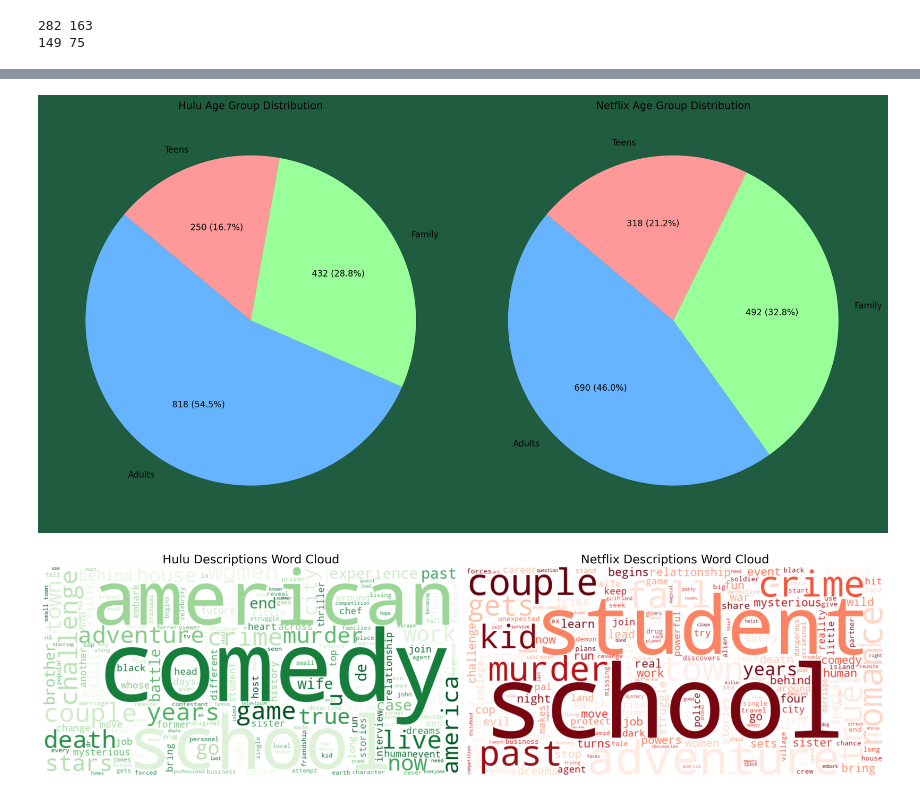
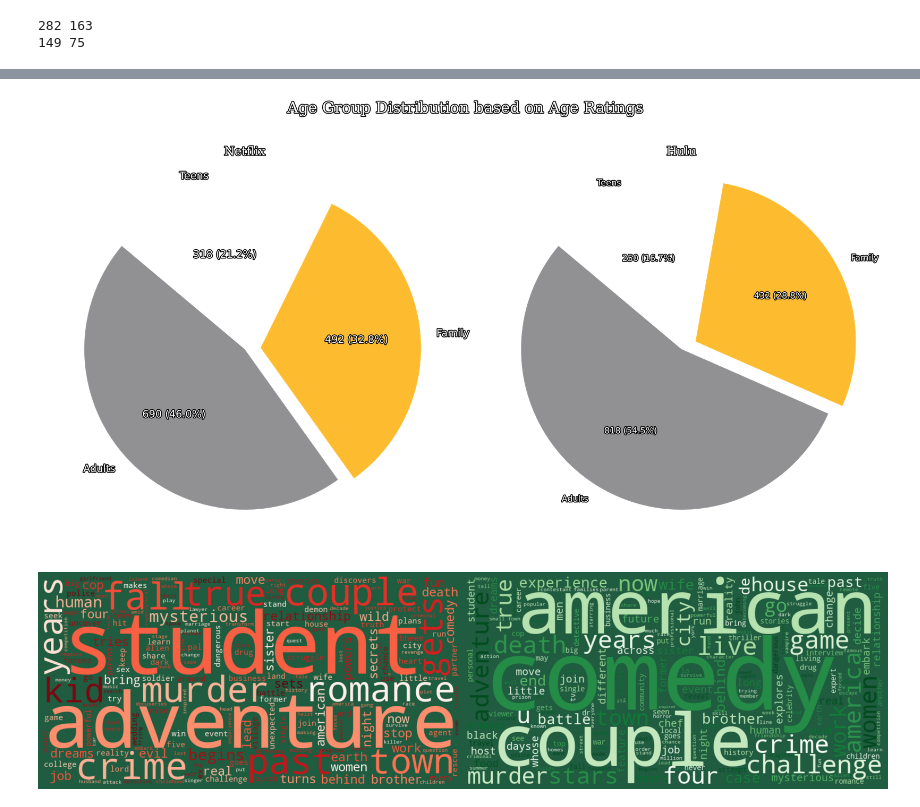
Before and after one commit to P-Panda1/msds593_group32, a Jupyter notebook: graphs1.ipynb, the cells around one changed output, grey strips where cells are left out. Drawn from its saved outputs; the diff is of its cells as text; code cells hidden in the pictures.

```diff
--- a/graphs1.ipynb
+++ b/graphs1.ipynb
@@ -160,9 +183,0 @@ NameError: name 'dfDocChecklist' is not defined
-# %%
-coutnries = ['United Kingdom', 'India', 'Canada', 'Spain', 'Germany', 'France']
-nCountryDic={}
-hCountryDic={}
-
-for i in coutnries:
-    hCountryDic[i] = len(dfHulu1500[[inCheck([i], x) for x in dfHulu1500["country"]]])
-    nCountryDic[i] = len(dfNetflix1500[[inCheck([i], x) for x in dfNetflix1500["country"]]])
-print(hCountryDic, nCountryDic)
@@ -313,48 +362,65 @@ plt.show()
 # %%
+pie_colors = ['#919194', '#FDBB30', '#FFFFFF']
+explode = [0, 0.1, 0]
 family_friendly = ['G', 'PG', 'TV-Y', 'TV-G', 'TV-Y7', 'TV-PG']
 teens = ['PG-13', 'TV-14']
 adults = ['R', 'NC-17', 'TV-MA']
+
 
 def classify_age_group(rating):
     if inCheck(family_friendly, rating):
         return 'Family'
     elif inCheck(teens, rating):
         return 'Teens'
     elif inCheck(adults, rating):
         return 'Adults'
     else:
         return 'Adults'
 
+
 dfHulu1500['Age_group'] = dfHulu1500['rating'].apply(classify_age_group)
 dfNetflix1500['Age_group'] = dfNetflix1500['rating'].apply(classify_age_group)
 
 hulu_age_group_counts = dfHulu1500['Age_group'].value_counts()
 netflix_age_group_counts = dfNetflix1500['Age_group'].value_counts()
 
-fig, axes = plt.subplots(1, 2, figsize=(14, 7))
+fig, axes = plt.subplots(1, 2, figsize=(14, 8))
 
-hulu_pie, hulu_texts, hulu_autotexts = axes[0].pie(
-    hulu_age_group_counts, labels=hulu_age_group_counts.index, autopct='%1.1f%%', startangle=140, colors=['#66b3ff','#99ff99','#ff9999']
+hulu_pie, hulu_texts, hulu_autotexts = axes[1].pie(
+    hulu_age_group_counts, labels=hulu_age_group_counts.index, explode=explode, autopct='%1.1f%%', startangle=140, colors=pie_colors
 )
-axes[0].set_title('Hulu Age Group Distribution')
+axes[1].set_title('Hulu', y=0.97, color="white", font='Serif', size=14, path_effects=[
+                  plt.matplotlib.patheffects.withStroke(linewidth=2, foreground='black')])
+
+for text in hulu_texts + hulu_autotexts:
+    text.set_color('white')
+    text.set_path_effects([path_effects.Stroke(linewidth=2, foreground='black'), path_effects.Normal()])
 
 for i, txt in enumerate(hulu_autotexts):
     txt.set_text(f"{hulu_age_group_counts[i]} ({txt.get_text()})")
 
-netflix_pie, netflix_texts, netflix_autotexts = axes[1].pie(
-    netflix_age_group_counts, labels=netflix_age_group_counts.index, autopct='%1.1f%%', startangle=140, colors=['#66b3ff','#99ff99','#ff9999']
+netflix_pie, netflix_texts, netflix_autotexts = axes[0].pie(
+    netflix_age_group_counts, labels=netflix_age_group_counts.index, explode=explode, autopct='%1.1f%%', startangle=140, colors=pie_colors
 )
-axes[1].set_title('Netflix Age Group Distribution')
+axes[0].set_title('Netflix', y=0.97, color="white", font='Serif', size=14, path_effects=[
+                  plt.matplotlib.patheffects.withStroke(linewidth=2, foreground='black')])
+
+for text in netflix_texts + netflix_autotexts:
+    text.set_color('white')
+    text.set_size(12)
+    text.set_path_effects([path_effects.Stroke(linewidth=2, foreground='black'), path_effects.Normal()])
 
 for i, txt in enumerate(netflix_autotexts):
     txt.set_text(f"{netflix_age_group_counts[i]} ({txt.get_text()})")
 
-fig.patch.set_facecolor('#205c40')
+fig.suptitle('Age Group Distribution based on Age Ratings', color="white", font='Serif', size=18, path_effects=[
+                  plt.matplotlib.patheffects.withStroke(linewidth=2, foreground='black')])
+fig.patch.set_facecolor('none')
 
 plt.tight_layout()
 plt.show()
 # %% [output]
-[figure, old version]
+[figure, new version]
 # %%
 from wordcloud import WordCloud, STOPWORDS
 
@@ -375,29 +441,35 @@ stopwords = set(STOPWORDS).union(set([
     'teen', 'power', 'secret', 'father', 'dream', 'comes', 'fight', 'time', 'together',
     'explore', 'meet', 'way', 'country', 'people', 'drama', 'look', 'part', 'force',
     'mission', 'high', 'old', 'soon', 'becomes', 'begin', 'young', 'friend', 'family', 'friends',
-    'world', 'group'
+    'world', 'group', 'school'
 ]))
 
 
 hulu_wordcloud = WordCloud(
-    width=800, height=400, background_color='white', colormap='Greens', stopwords=stopwords,)
+    width=800, height=400, background_color='#205c40', colormap='Greens', stopwords=stopwords,)
 hulu_wordcloud.generate(hulu_text)
 
 netflix_wordcloud = WordCloud(
-    width=800, height=400, background_color='white', colormap='Reds', stopwords=stopwords,)
+    width=800, height=400, background_color='#205c40', colormap='Reds', stopwords=stopwords,)
 netflix_wordcloud.generate(netflix_text)
 
-fig, axes = plt.subplots(1, 2, figsize=(20, 10))
+fig, axes = plt.subplots(1, 2, figsize=(20, 12))
 
-axes[0].imshow(hulu_wordcloud, interpolation='bilinear')
-axes[0].set_title('Hulu Descriptions Word Cloud', fontsize=20)
+axes[1].imshow(hulu_wordcloud, interpolation='bilinear')
+# axes[1].set_title('Hulu', y=1.05, color="#1DB954", font='Serif', size=28, path_effects=[
+#                   plt.matplotlib.patheffects.withStroke(linewidth=2, foreground='black')])
+axes[1].axis('off')
+
+axes[0].imshow(netflix_wordcloud, interpolation='bilinear')
+# axes[0].set_title('Netflix', y=1.05, color="#e50914", font='Serif', size=28, path_effects=[
+#                   plt.matplotlib.patheffects.withStroke(linewidth=2, foreground='black')])
 axes[0].axis('off')
 
-axes[1].imshow(netflix_wordcloud, interpolation='bilinear')
-axes[1].set_title('Netflix Descriptions Word Cloud', fontsize=20)
-axes[1].axis('off')
+fig.patch.set_facecolor('#205c40')
+# fig.suptitle('Word Clouds', y=0.72, color='white', font='Serif', size=28, path_effects=[
+#                   plt.matplotlib.patheffects.withStroke(linewidth=2, foreground='black')])
 
 plt.tight_layout()
 plt.show()
 # %% [output]
-[figure, old version]
+[figure, new version]
```
Also changed, not shown: parts of 8 cells of this notebook.
